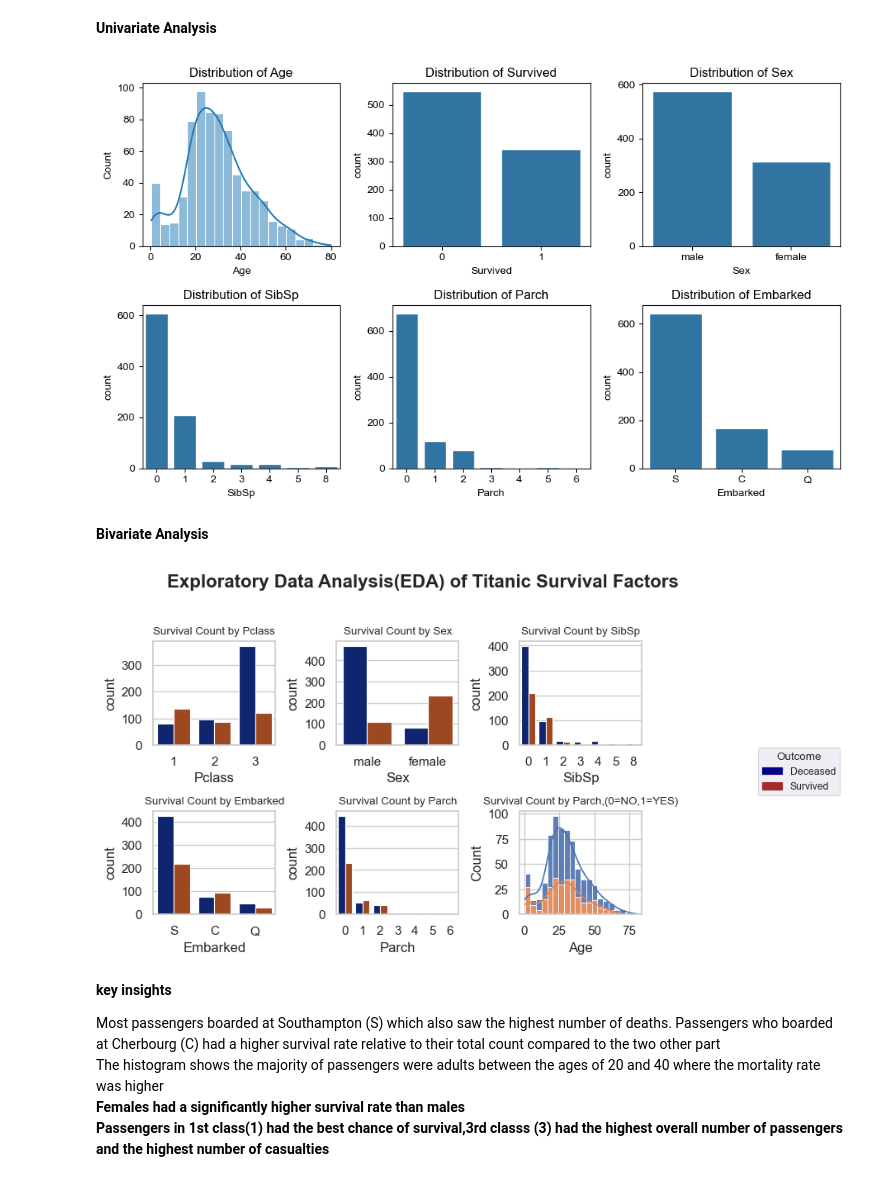
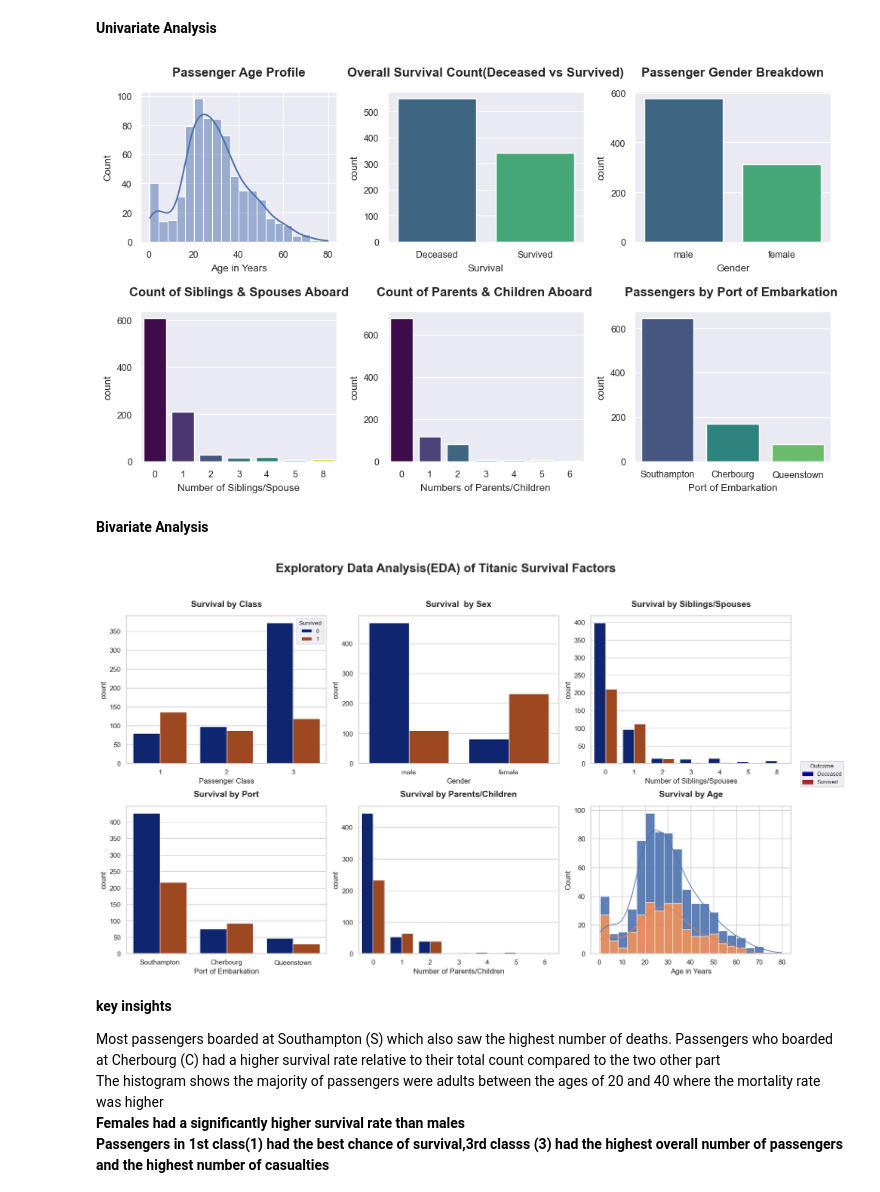
Before and after one commit to Timkizz/Titanic_ML_Falade_Michael, a Jupyter notebook: Titanic.ipynb, the cells around one changed output. Drawn from its saved outputs; the diff is of its cells as text; code cells hidden in the pictures.

Commit message:
modify visualizations

```diff
--- a/Titanic.ipynb
+++ b/Titanic.ipynb
@@ -62,40 +62,66 @@ flat_axes = axes.flatten()
 # Looping through columns and axes simutaneously
 for i, col in enumerate(cols):
     if col == 'Age':
-        sns.histplot(data = df, x = col,ax = flat_axes[i], bins = 20,kde =True).set(title = f'Distribution of {col}')
+        sns.histplot(data = df, x = col,ax = flat_axes[i], bins = 20,kde =True)
     else:
-        sns.countplot(data = df, x = col,ax = flat_axes[i]).set(title= f'Distribution of {col}')
+        sns.countplot(data = df, x = col,ax = flat_axes[i],palette =  'viridis', hue = col, legend = False)
 
+flat_axes[0].set(title = 'Passenger Age Profile', xlabel = 'Age in Years')
+flat_axes[1].set(title = 'Overall Survival Count(Deceased vs Survived)', xlabel = 'Survival')
+flat_axes[2].set(title = 'Passenger Gender Breakdown', xlabel = 'Gender')
+flat_axes[3].set(title = 'Count of Siblings & Spouses Aboard', xlabel = 'Number of Siblings/Spouse')
+flat_axes[4].set(title = 'Count of Parents & Children Aboard ', xlabel = 'Numbers of Parents/Children')
+flat_axes[5].set(title = 'Passengers by Port of Embarkation ', xlabel = 'Port of Embarkation')
+flat_axes[1].set_xticklabels(['Deceased','Survived'])
+flat_axes[5].set_xticklabels(['Southampton','Cherbourg', 'Queenstown'])
 plt.tight_layout()
 plt.show()
 # %% [output]
-[figure, old version]
+[figure, new version]
 # %% [markdown]
 **Bivariate Analysis**
 # %%
 # initializing  2x3 grid for side-by-side comparison
-fig, axes = plt.subplots(nrows = 2, ncols = 3, figsize= (8,5))
+fig, axes = plt.subplots(nrows = 2, ncols = 3, figsize= (16,10))
 # seting the visual style for all plots
 sns.set_theme(context= 'paper', style = 'darkgrid')
+plt.rcParams['axes.titlesize'] = 14
+plt.rcParams['axes.titleweight'] = 'bold'
+plt.rcParams['axes.titlepad'] = 15
 
 #  Categorical Features analysis
 # Investigating how survival varies across Class, Sex and family relations
-sns.countplot(data = df, x = 'Pclass',hue = 'Survived',palette = 'dark',ax = axes[0][0], legend = False).set(title ="Survival Count by Pclass")
-sns.countplot(data = df, x = 'Sex',hue = 'Survived',palette = 'dark',ax = axes[0][1], legend = False).set(title ="Survival Count by Sex")
-sns.countplot(data = df, x = 'SibSp',hue = 'Survived',palette = 'dark',ax = axes[0][2], legend = False).set(title ="Survival Count by SibSp")
-sns.countplot(data = df, x = 'Embarked',hue = 'Survived',palette = 'dark',ax = axes[1][0], legend = False).set(title ="Survival Count by Embarked")
-sns.countplot(data = df, x = 'Parch',hue = 'Survived',palette = 'dark',ax = axes[1][1], legend = False).set(title ="Survival Count by Parch")
+sns.countplot(data = df, x = 'Pclass',hue = 'Survived',palette = 'dark',ax = axes[0][0])
+axes[0][0].set(title ="Survival by Class",xlabel = 'Passenger Class')
+
+sns.countplot(data = df, x = 'Sex',hue = 'Survived',palette = 'dark',ax = axes[0][1], legend = False)
+axes[0][1].set(title ="Survival  by Sex", xlabel = 'Gender')
+
+sns.countplot(data = df, x = 'SibSp',hue = 'Survived',palette = 'dark',ax = axes[0][2], legend = False)
+axes[0][2].set(title ="Survival by Siblings/Spouses", xlabel = 'Number of Siblings/Spouses')
+
+sns.countplot(data = df, x = 'Embarked', hue = 'Survived',palette = 'dark',ax = axes[1][0], legend = False)
+axes[1][0].set(title ="Survival by Port", xlabel = 'Port of Embarkation')
+axes[1][0].set_xticklabels(['Southampton', 'Cherbourg', 'Queenstown'])
+
+sns.countplot(data = df, x = 'Parch',hue = 'Survived',palette = 'dark',ax = axes[1][1], legend = False)
+axes[1][1].set(title ="Survival by Parents/Children", xlabel = 'Number of Parents/Children')
+
 
 # Numerical Feature analysis
 # Using a stacked histogram to see age distribution within survival groups
-sns.histplot(data = df, x = 'Age',hue = 'Survived',multiple = 'stack',  ax = axes[1][2],alpha = 0.9,kde = True, legend = False).set(title = "Survival Count by Parch,(0=NO,1=YES)")
+sns.histplot(data = df, x = 'Age',hue = 'Survived',multiple = 'stack',  ax = axes[1][2],alpha = 0.9,kde = True, legend = False)
+axes[1][2].set(title = "Survival by Age", xlabel = 'Age in Years')
+
 no_patch = mpatches.Patch(color = "darkblue", label  = 'Deceased')
 yes_patch = mpatches.Patch(color = 'brown', label  = 'Survived')
+
 fig.legend(handles = [no_patch, yes_patch], loc = 'center left', bbox_to_anchor = (1,0.5), title = 'Outcome', frameon = True)
-plt.suptitle('Exploratory Data Analysis(EDA) of Titanic Survival Factors', fontsize = 16, fontweight = 'bold')
-plt.tight_layout(rect = (0, 0.03, 0.85, 0.95)) #Adjusting layout to prevent overlapping labels
+plt.suptitle('Exploratory Data Analysis(EDA) of Titanic Survival Factors', fontsize = 20, fontweight = 'bold')
+plt.tight_layout(rect = (0, 0.03, 1, 0.95)) #Adjusting layout to prevent overlapping titles
+plt.show()
 # %% [output]
-[figure, old version]
+[figure, new version]
 # %% [markdown]
 **key insights**
 
```
Also changed, not shown: parts of 3 cells of this notebook.
